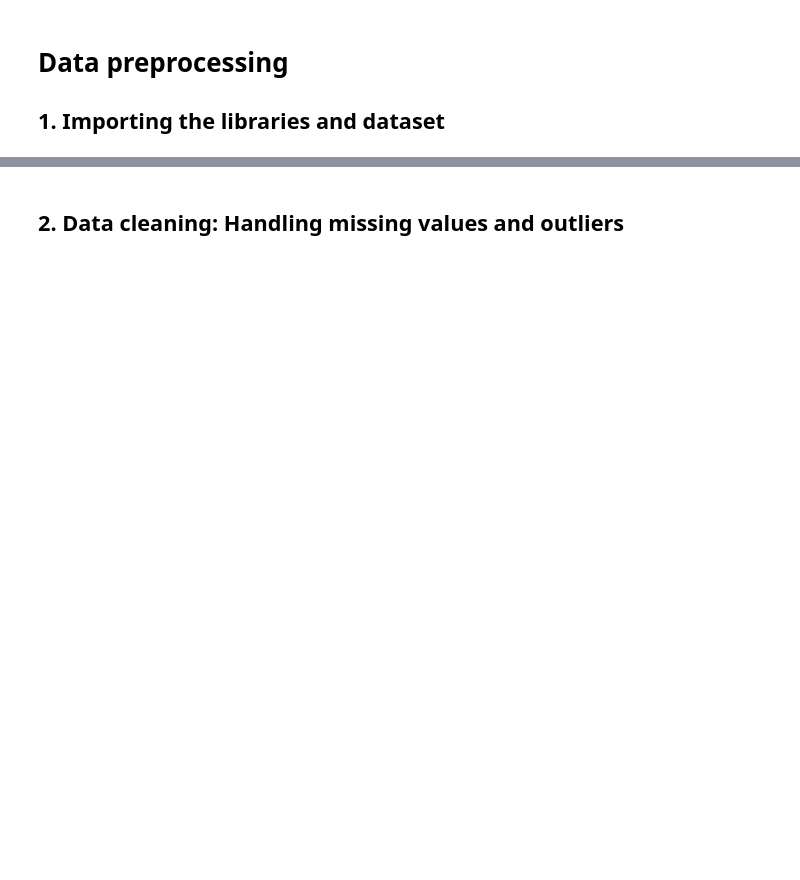
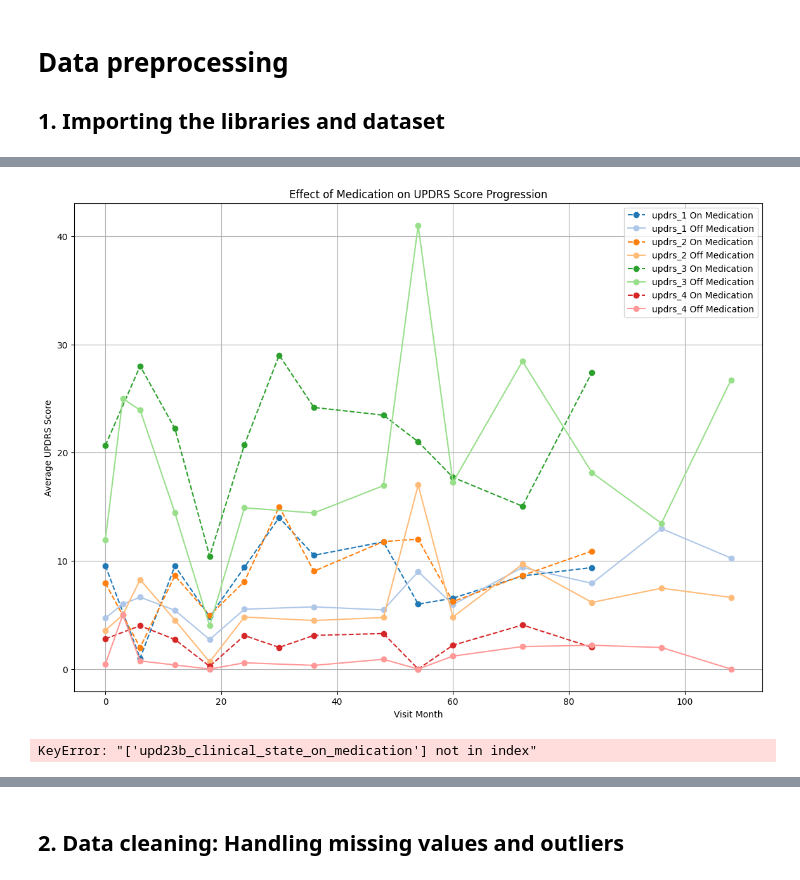
Before and after one commit to azizharouna/NeuroMetrics, a Jupyter notebook: 3_data_preprocessing.ipynb, the cells around one changed output, grey strips where cells are left out. Cells and saved outputs as stored; diff of their text form; code cells hidden in the pictures; blank space fills up the shorter version.

```diff
--- a/3_data_preprocessing.ipynb
+++ b/3_data_preprocessing.ipynb
@@ -5,0 +423,20 @@
+# %%
+def optimized_info_df(df):
+    # Precompute the three most common values for each column
+    modes = df.mode().iloc[:3].transpose()
+
+    # Construct the results DataFrame
+    result = pd.DataFrame({
+        'Column': df.columns,
+        'Dtype': df.dtypes.values,
+        'Null Count': df.isnull().sum().values,
+        'Unique Count': df.nunique().values,
+        '% Missing': (df.isnull().sum() / len(df) * 100).values,
+        '1st Mode': modes[0].values,
+        '2nd Mode': modes[1].values,
+        '3rd Mode': modes[2].values,
+    })
+    return result
+
+# Test the optimized function (this won't run without an actual dataset)
+optimized_info_df(clinical_data_sorted)
@@ -5,0 +483,60 @@
+# %%
+#info_df(clinical_data_sorted)
+import matplotlib.pyplot as plt
+
+# Segment data based on medication state
+on_medication = clinical_data_sorted[clinical_data_sorted['upd23b_clinical_state_on_medication'] == 'On']
+off_medication = clinical_data_sorted[clinical_data_sorted['upd23b_clinical_state_on_medication'] == 'Off']
+
+# Calculate average UPDRS scores for each visit_month for both medication states
+avg_on_medication = on_medication.groupby('visit_month')[['updrs_1', 'updrs_2', 'updrs_3', 'updrs_4']].mean().reset_index()
+avg_off_medication = off_medication.groupby('visit_month')[['updrs_1', 'updrs_2', 'updrs_3', 'updrs_4']].mean().reset_index()
+
+# Define gradient colors for each UPDRS number
+color_map = {
+    'updrs_1': ['#1f77b4', '#aec7e8'],  # blue gradient
+    'updrs_2': ['#ff7f0e', '#ffbb78'],  # orange gradient
+    'updrs_3': ['#2ca02c', '#98df8a'],  # green gradient
+    'updrs_4': ['#d62728', '#ff9896']   # red gradient
+}
+
+plt.figure(figsize=(14, 10))
+for col in ['updrs_1', 'updrs_2', 'updrs_3', 'updrs_4']:
+    plt.plot(avg_on_medication['visit_month'], avg_on_medication[col], label=f'{col} On Medication', linestyle='--', marker='o', color=color_map[col][0])
+    plt.plot(avg_off_medication['visit_month'], avg_off_medication[col], label=f'{col} Off Medication', linestyle='-', marker='o', color=color_map[col][1])
+
+plt.title('Effect of Medication on UPDRS Score Progression')
+plt.xlabel('Visit Month')
+plt.ylabel('Average UPDRS Score')
+plt.legend()
+plt.grid(True)
+plt.show()
+# %% [output]
+[figure, added]
+# %%
+
+
+# Check the merged data
+merged_data[['UniProt', 'visit_month', 'Peptide', 'PeptideAbundance', 'upd23b_clinical_state_on_medication']].head()
+
+
+#peptide_data = merged_data
+
+#Calculate quartiles for each UniProt group
+quartile_df = peptide_data.groupby(['UniProt','visit_month'])['PeptideAbundance'].quantile([0.25, 0.5, 0.75]).unstack()
+
+# Function to categorize abundance based on quartiles of its UniProt group
+def categorize_peptide_abundance(row, quartiles):
+    uni_quartiles = quartiles.loc[row['UniProt']]
+    return categorize_abundance(row['PeptideAbundance'], uni_quartiles)
+
+# Categorize each Peptide's abundance based on its UniProt's quartiles
+peptide_data['AbundanceCategory'] = peptide_data.apply(categorize_peptide_abundance, axis=1, quartiles=quartile_df)
+
+# Create the combined identifier
+peptide_data['UniProt_month_peptide_category'] = peptide_data['UniProt'] + "_" + peptide_data['visit_month'].astype(str) + "_" + peptide_data['Peptide'] + "_" + peptide_data['AbundanceCategory']
+
+# Display the relevant columns
+peptide_data[['UniProt', 'visit_month', 'Peptide', 'PeptideAbundance', 'AbundanceCategory', 'UniProt_month_peptide_category']].head()
+# %% [output]
+KeyError: "['upd23b_clinical_state_on_medication'] not in index"
```
Also changed, not shown: parts of 29 cells of this notebook, 1 other file.
